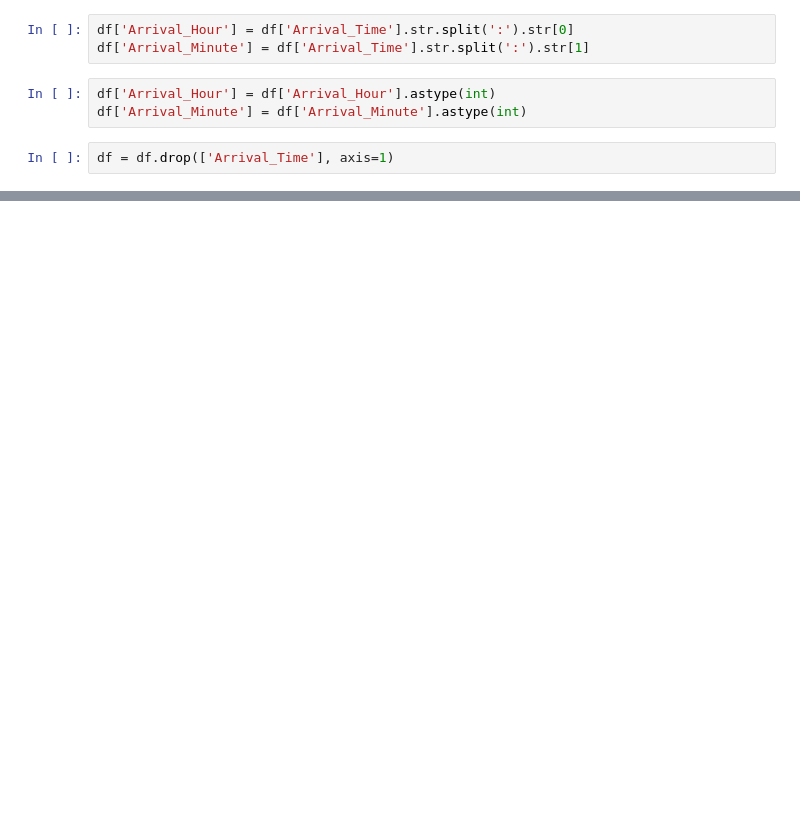
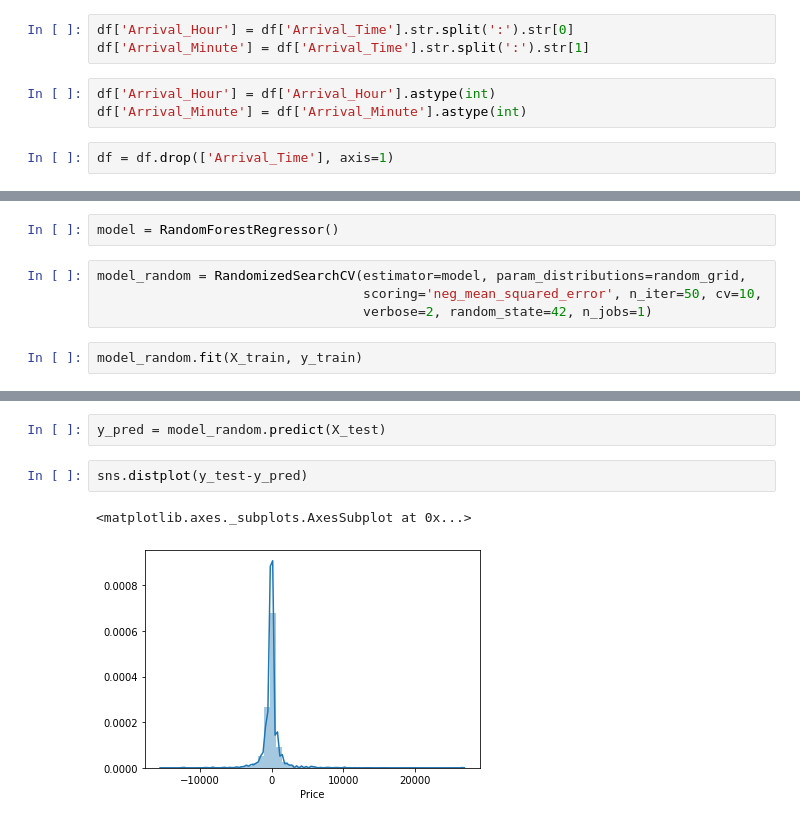
Before and after one commit to Devansharma/Flight_Price_Prediction, a Jupyter notebook: Flight_Price_Prediction.ipynb, the cells around one changed output, grey strips where cells are left out. Drawn from its saved outputs; the diff is of its cells as text; blank space fills up the shorter version.

```diff
--- a/Flight_Price_Prediction.ipynb
+++ b/Flight_Price_Prediction.ipynb
@@ -125,0 +260,8 @@ df = df.drop(['Arrival_Time'], axis=1)
+# %%
+model = RandomForestRegressor()
+# %%
+model_random = RandomizedSearchCV(estimator=model, param_distributions=random_grid,
+                                  scoring='neg_mean_squared_error', n_iter=50, cv=10,
+                                  verbose=2, random_state=42, n_jobs=1)
+# %%
+model_random.fit(X_train, y_train)
@@ -125,0 +310,7 @@ df = df.drop(['Arrival_Time'], axis=1)
+# %%
+y_pred = model_random.predict(X_test)
+# %%
+sns.distplot(y_test-y_pred)
+# %% [output]
+<matplotlib.axes._subplots.AxesSubplot at 0x...>
+[figure, added]
```
Also changed, not shown: parts of 30 cells of this notebook.
